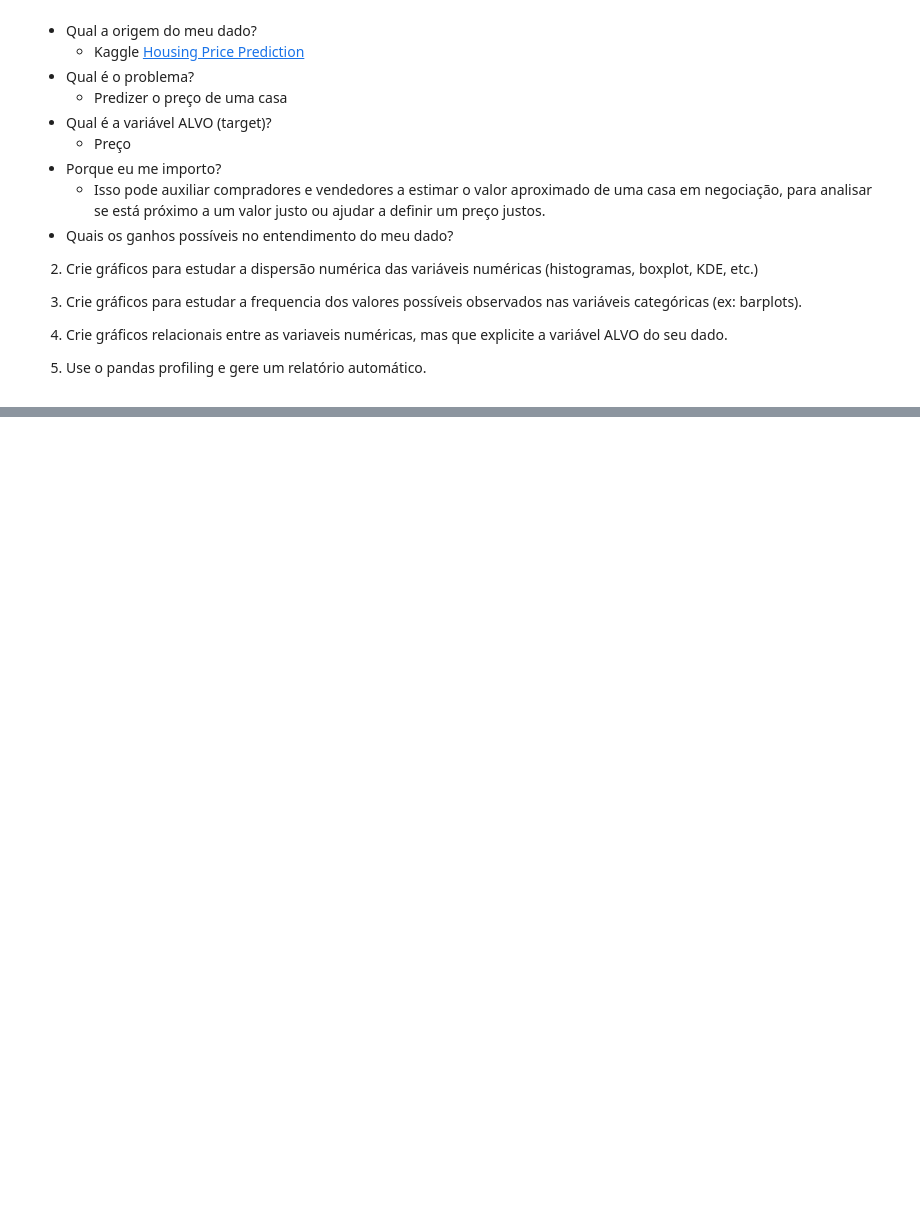
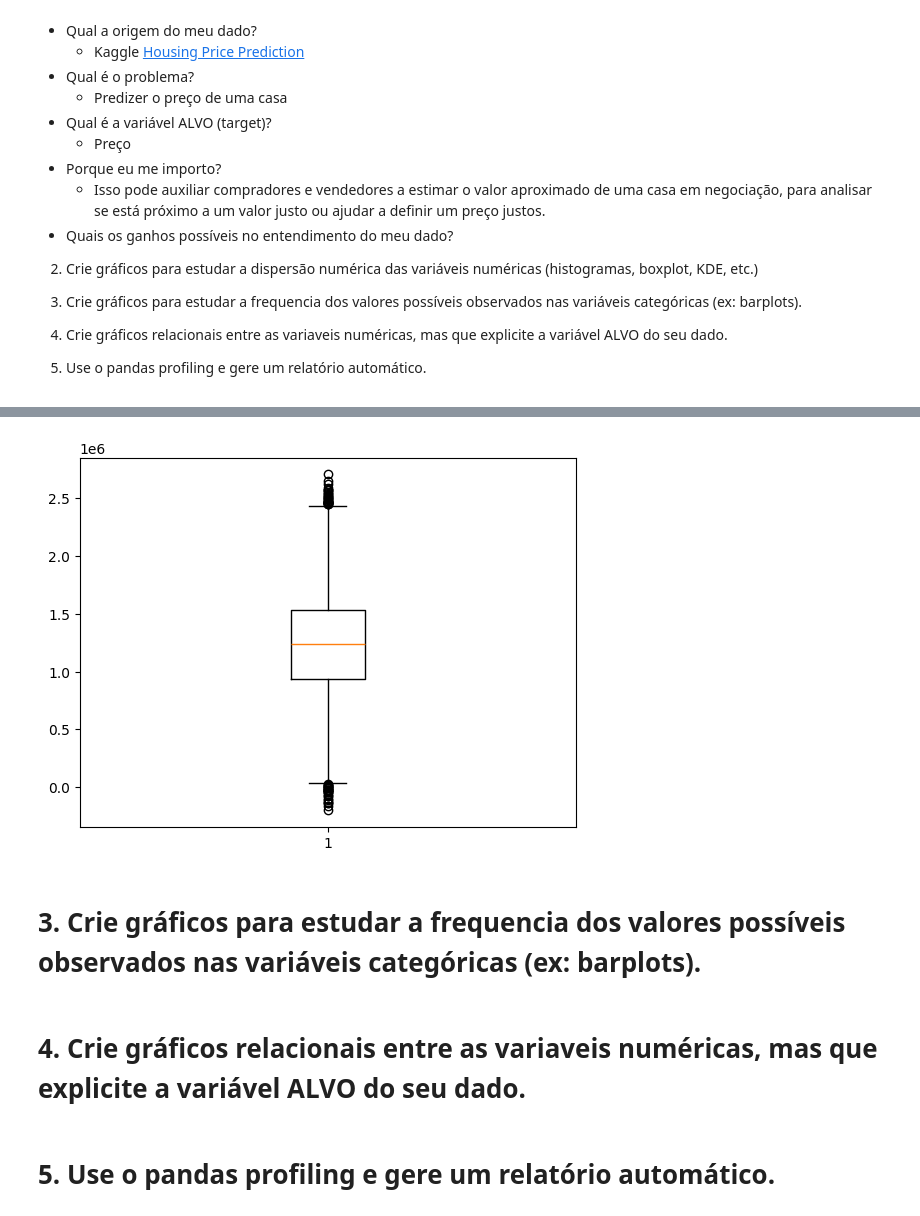
Before and after one commit to clairtonluz/MBA-em-ciencia-de-dados, a Jupyter notebook: Dashboards Bibliotecas R/exercicios/EXERCICIO-1- DASHBOARD- 2024 - CLAIRTON CARNEIRO LUZ.ipynb, the cells around one changed output, grey strips where cells are left out. Drawn from its saved outputs; the diff is of its cells as text; code cells hidden in the pictures; blank space fills up the shorter version.

```diff
--- a/Dashboards Bibliotecas R/exercicios/EXERCICIO-1- DASHBOARD- 2024 - CLAIRTON CARNEIRO LUZ.ipynb
+++ b/Dashboards Bibliotecas R/exercicios/EXERCICIO-1- DASHBOARD- 2024 - CLAIRTON CARNEIRO LUZ.ipynb
@@ -56,3 +83,15 @@ df.head()
+# %%
+# crie um bloxplot para a coluna 'PriceBRL'
+plt.boxplot(df['PriceBRL'])
+plt.show()
+# %% [output]
+[figure, added]
+# %% [markdown]
+# 3. Crie gráficos para estudar a frequencia dos valores possíveis observados nas variáveis categóricas (ex: barplots).
+# %% [markdown]
+# 4. Crie gráficos relacionais entre as variaveis numéricas, mas que explicite a variável ALVO do seu dado.
+# %% [markdown]
+# 5. Use o pandas profiling e gere um relatório automático.
 # %%
 from ydata_profiling import ProfileReport
 
```
Also changed, not shown: parts of 6 cells of this notebook.
